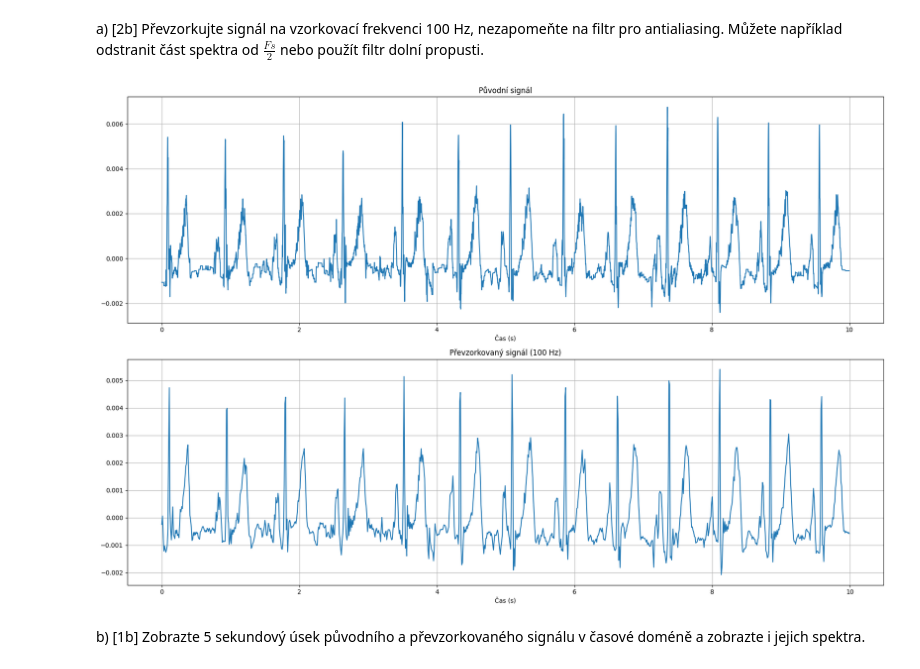
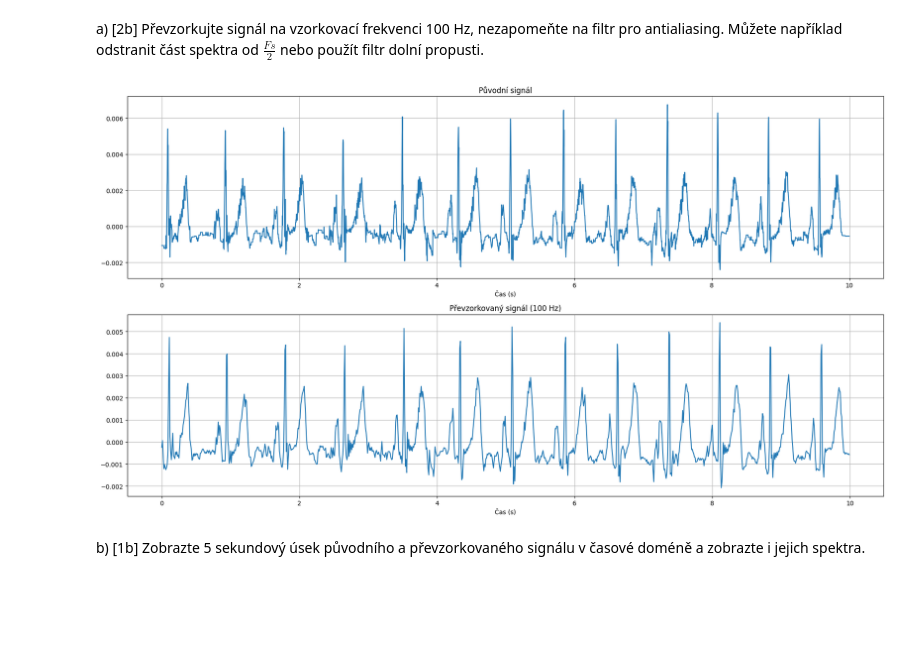
Before and after one commit to MrQvic/ISS-project, a Jupyter notebook: ISS_ECGProject_2023.ipynb, the cells around one changed output. Cells and saved outputs as stored; diff of their text form; code cells hidden in the pictures; blank space fills up the shorter version.

```diff
--- a/ISS_ECGProject_2023.ipynb
+++ b/ISS_ECGProject_2023.ipynb
@@ -118,43 +118,38 @@ Rušení můžeme pozorovat zejména u frekvence 50 a 150 Hz, jelikož je zmín
 # %% [markdown]
 a) [2b] Převzorkujte signál na vzorkovací frekvenci 100 Hz, nezapomeňte na filtr pro antialiasing. Můžete například odstranit část spektra od $\frac{Fs}{2}$ nebo použít filtr dolní propusti.
 # %%
+def do_resample(data, fs, fs_res):
+    cutoff_freq = fs_res / 2
+    sos = butter(10, cutoff_freq, fs=fs, output="sos")
+    data_filtered = sosfilt(sos, data)
+    data_res = resample(data_filtered, int(data.size * fs_res / fs))
+    axis_time = np.arange(0, data_res.size/fs_res, 1/fs_res)
+    return axis_time, data_res
+
 #vstupní signál
 data_time_axis = np.arange(0, data.size/fs, 1/fs)
 
-# 100 Hz
 fs_res = 100
-cutoff_freq = fs_res / 2 #Fs/2
-
-# Návrh antialiasing filtru
-sos = butter(10, cutoff_freq, fs=fs, output="sos")
-
-# Aplikace antialiasing filtru
-data_filtered = sosfilt(sos, data)
-
-# Převzorkování
-data_res = resample(data_filtered, int(data.size * fs_res / fs))
-
-# Časová osa pro převzorkovaný signál
-time_axis_res = np.arange(0, data_res.size/fs_res, 1/fs_res)
+data_time_axis_res, data_res = do_resample(data, fs, fs_res)
 
 # Zobrazení původního a převzorkovaného signálu
-plt.figure(figsize=(18, 12)) #sniž hodnoty pokud jsou grafy příliš velké
+plt.figure(figsize=(18, 10)) #sniž hodnoty pokud jsou grafy příliš velké
 plt.subplot(2, 1, 1)
 plt.plot(data_time_axis, data)
 plt.title("Původní signál")
 plt.xlabel("Čas (s)")
 plt.grid(True)
 
 plt.subplot(2, 1, 2)
-plt.plot(time_axis_res, data_res)
+plt.plot(data_time_axis_res, data_res)
 plt.title("Převzorkovaný signál (100 Hz)")
 plt.xlabel("Čas (s)")
 plt.grid(True)
 
 plt.tight_layout()
 plt.show()
 # %% [output]
-[figure, old version]
+[figure, new version]
 # %% [markdown]
 b) [1b] Zobrazte 5 sekundový úsek původního a převzorkovaného signálu v časové doméně a zobrazte i jejich spektra.
 # %%
```
Also changed, not shown: parts of 6 cells of this notebook.
